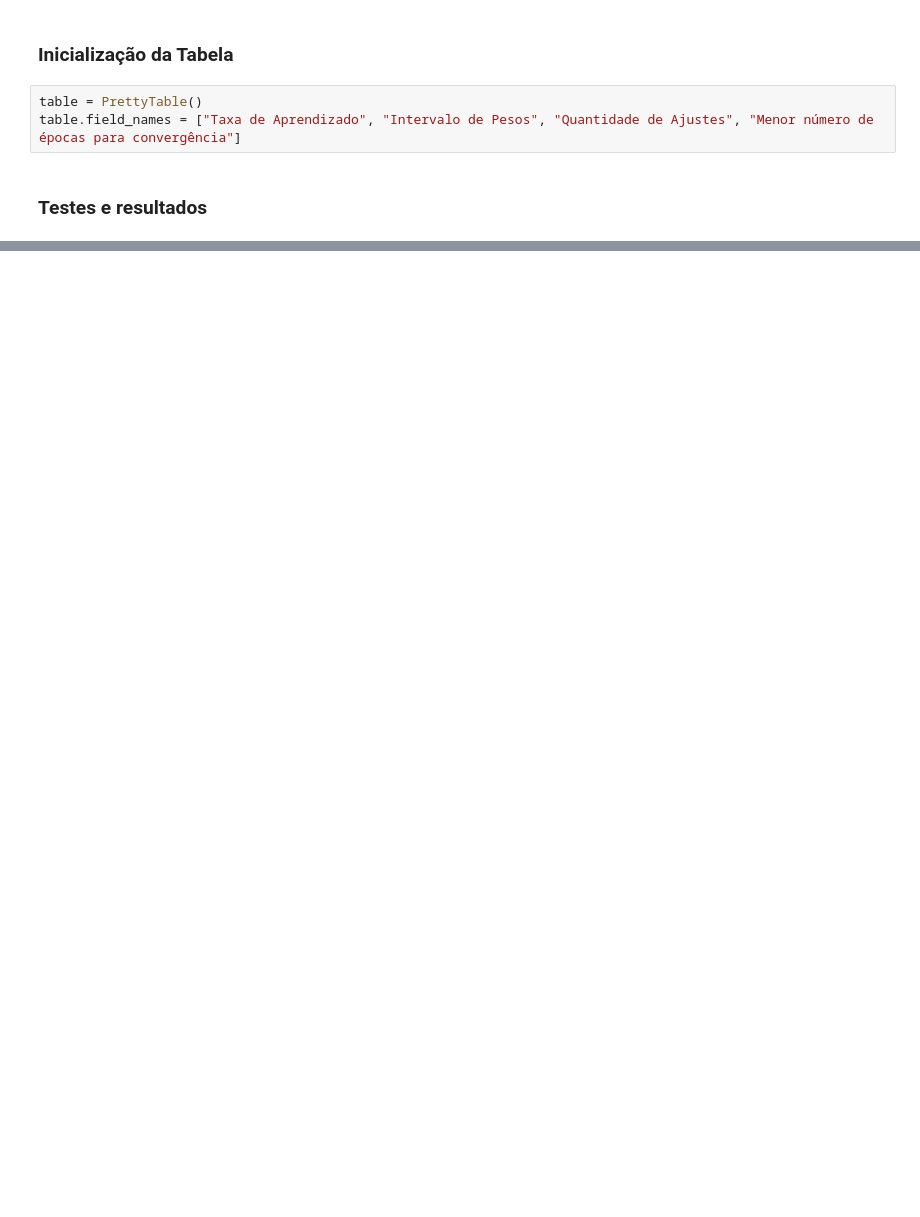
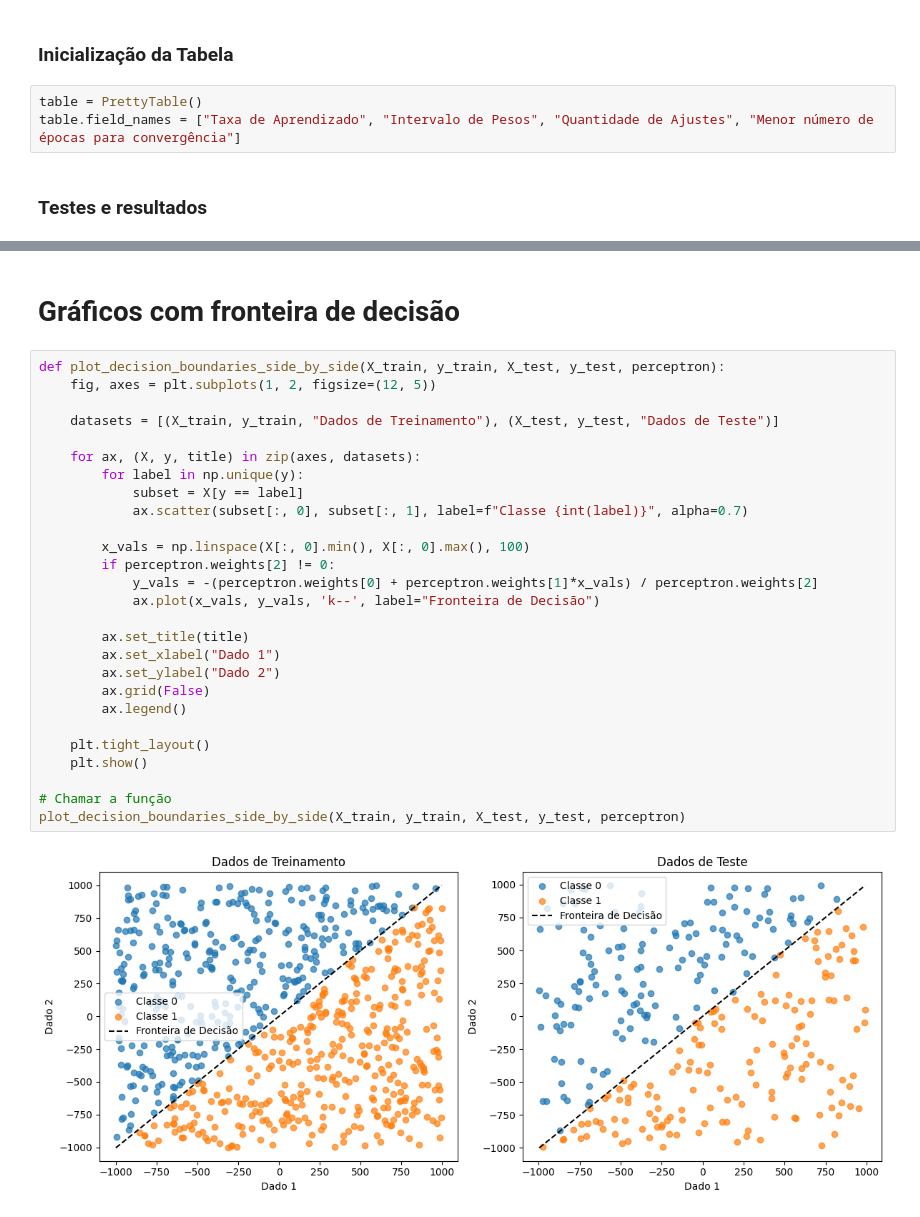
Before and after one commit to flavia-segadilha/Neuronio-Perceptron_2025_1, a Jupyter notebook: NeuronioPerceptron.ipynb, the cells around one changed output, grey strips where cells are left out. Cells and saved outputs as stored; diff of their text form; blank space fills up the shorter version.

```diff
--- a/NeuronioPerceptron.ipynb
+++ b/NeuronioPerceptron.ipynb
@@ -263,0 +360,31 @@ print(table)
+# %% [markdown]
+# Gráficos com fronteira de decisão
+# %%
+def plot_decision_boundaries_side_by_side(X_train, y_train, X_test, y_test, perceptron):
+    fig, axes = plt.subplots(1, 2, figsize=(12, 5))
+
+    datasets = [(X_train, y_train, "Dados de Treinamento"), (X_test, y_test, "Dados de Teste")]
+
+    for ax, (X, y, title) in zip(axes, datasets):
+        for label in np.unique(y):
+            subset = X[y == label]
+            ax.scatter(subset[:, 0], subset[:, 1], label=f"Classe {int(label)}", alpha=0.7)
+
+        x_vals = np.linspace(X[:, 0].min(), X[:, 0].max(), 100)
+        if perceptron.weights[2] != 0:
+            y_vals = -(perceptron.weights[0] + perceptron.weights[1]*x_vals) / perceptron.weights[2]
+            ax.plot(x_vals, y_vals, 'k--', label="Fronteira de Decisão")
+
+        ax.set_title(title)
+        ax.set_xlabel("Dado 1")
+        ax.set_ylabel("Dado 2")
+        ax.grid(False)
+        ax.legend()
+
+    plt.tight_layout()
+    plt.show()
+
+# Chamar a função
+plot_decision_boundaries_side_by_side(X_train, y_train, X_test, y_test, perceptron)
+# %% [output]
+[figure, added]
```
Also changed, not shown: parts of 21 cells of this notebook.
